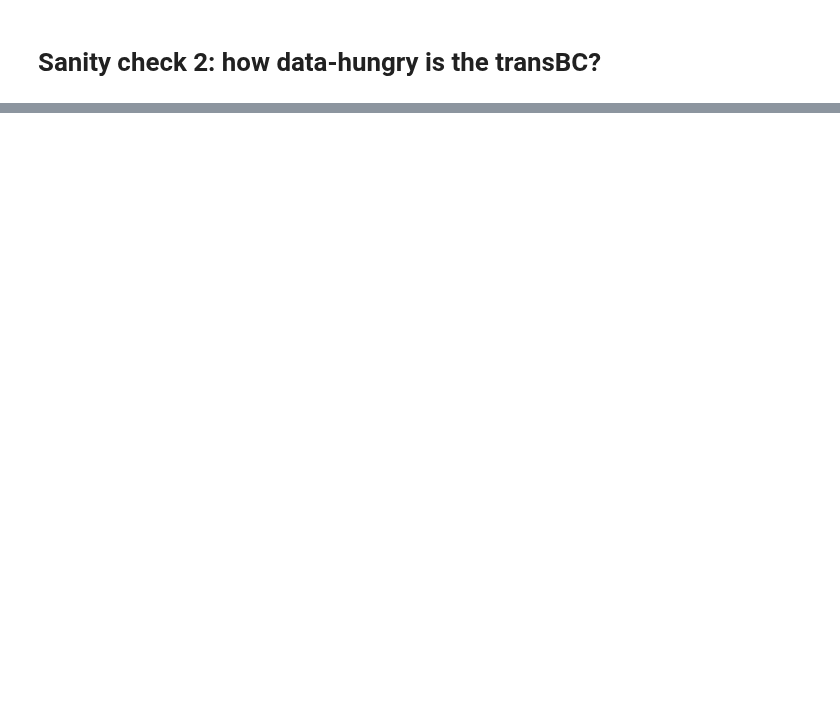
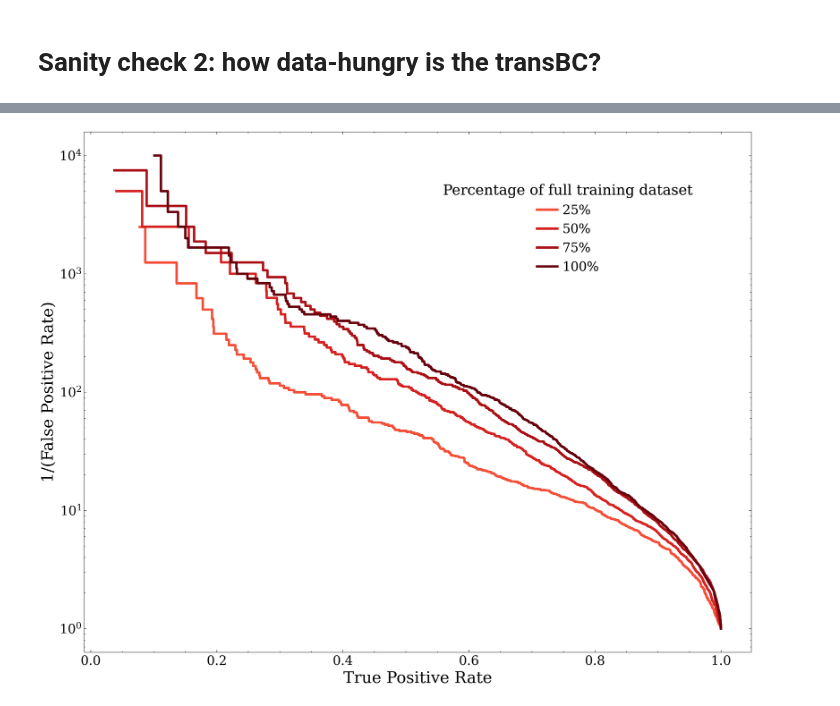
Before and after one commit to rmastand/JetCLR_AD, a Jupyter notebook: scripts/sanity_checks.ipynb, the cells around one changed output, grey strips where cells are left out. Cells and saved outputs as stored; diff of their text form; code cells hidden in the pictures; blank space fills up the shorter version.

Commit message:
prettier plots, fixed SC 4

```diff
--- a/scripts/sanity_checks.ipynb
+++ b/scripts/sanity_checks.ipynb
@@ -41,6 +41,10 @@ os.environ["CUDA_VISIBLE_DEVICES"]="0"
 device = cuda.get_current_device()
 device.reset()
 
+plt.style.use("science.mplstyle")
+
+from matplotlib.backends.backend_pdf import PdfPages
+
 
 torch.set_num_threads(2)
 
@@ -369,7 +312,7 @@ Transformer(
 # define lr scheduler
 scheduler = torch.optim.lr_scheduler.ReduceLROnPlateau( netBC.optimizer, factor=0.2 )
 
-run_BC_transformer = True
+run_BC_transformer = False
 
 criterion = nn.BCELoss()
 
@@ -687,13 +546,0 @@ Starting training...
-# %%
-
-
-plt.figure(figsize = (10,10))
-for data_frac in data_fracs:
-    print("Fraction of total LHCO Events:", data_frac,"; ROC AUC:", metrics.auc(fpr_dict_FCN[data_frac], tpr_dict_FCN[data_frac]))
-    plt.plot(tpr_dict_FCN[data_frac], 1.0/fpr_dict_FCN[data_frac], label = data_frac)
-plt.yscale("log")
-plt.xlabel("True Positive Rate")
-plt.ylabel("1/(False Positive Rate)")
-plt.title("FCN architecture")
-plt.legend()
-plt.show()
@@ -699,0 +667,62 @@ plt.show()
+# %%
+
+fpr_dict_FCN = {}
+tpr_dict_FCN = {}
+
+
+for data_frac in data_fracs:
+    fpr_dict_FCN[data_frac] = np.load(expt_dir+"SC3_FCN_"+str(data_frac)+"_fpr.npy")
+    tpr_dict_FCN[data_frac] = np.load(expt_dir+"SC3_FCN_"+str(data_frac)+"_tpr.npy")
+
+
+gap = 4
+from sklearn import metrics
+
+
+from matplotlib.pyplot import cm
+color = iter(cm.Reds(np.linspace(0, 1, 4+gap)))
+for i in range(gap):
+    c = next(color)
+
+l = 3
+title_fontsize = 18
+
+labels_dict = {0.25:"25%", 0.5:"50%", 0.75:"75%", 1:"100%"}
+
+fig = plt.figure(figsize = (15,12))
+for data_frac in data_fracs:
+    c = next(color)
+    print("Fraction of total LHCO Events:", data_frac,"; ROC AUC:", metrics.auc(fpr_dict_FCN[data_frac], tpr_dict_FCN[data_frac]))
+    plt.plot(tpr_dict_FCN[data_frac], 1.0/fpr_dict_FCN[data_frac], label = labels_dict[data_frac], color = c, linewidth = l)
+plt.yscale("log")
+plt.xlabel("True Positive Rate")
+plt.ylabel("1/(False Positive Rate)")
+
+
+ax = plt.gca()
+
+# legend fun
+handles, labels = plt.gca().get_legend_handles_labels()
+handles_sb = handles[:-1]
+labels_sb = labels[:-1]
+
+plt.rcParams['legend.title_fontsize'] = title_fontsize
+leg1 = plt.legend(handles=handles, labels=labels,
+                  title="Percentage of full training dataset", bbox_to_anchor=(0.92, 0.91),
+                  ncol=1
+                  , handlelength=1.6, handletextpad=0.4, loc="upper right",
+                  frameon=False, borderaxespad=0)
+ax.add_artist(leg1)
+
+
+
+
+plt.show()
+
+
+
+img_name = "figures/FCN_data_fraction.pdf"
+pp = PdfPages(img_name)
+pp.savefig(fig)
+pp.close()
+# %% [output]
@@ -699,0 +733 @@ plt.show()
+[figure, added]
```
Also changed, not shown: parts of 26 cells of this notebook.
